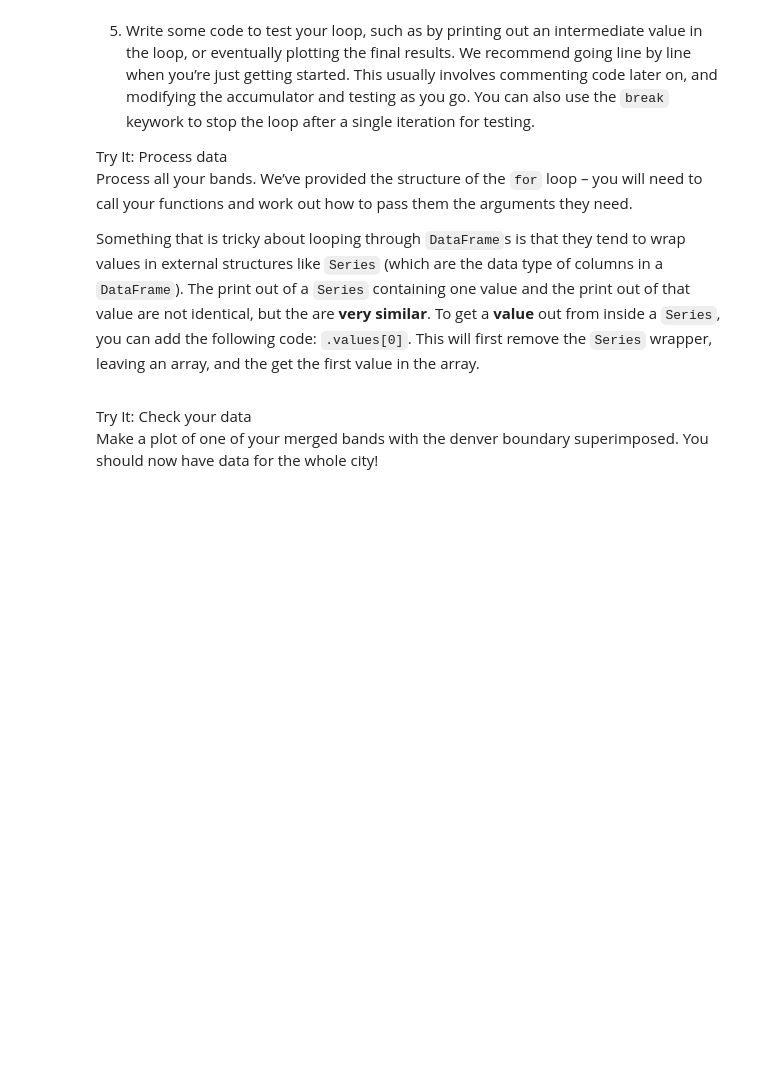
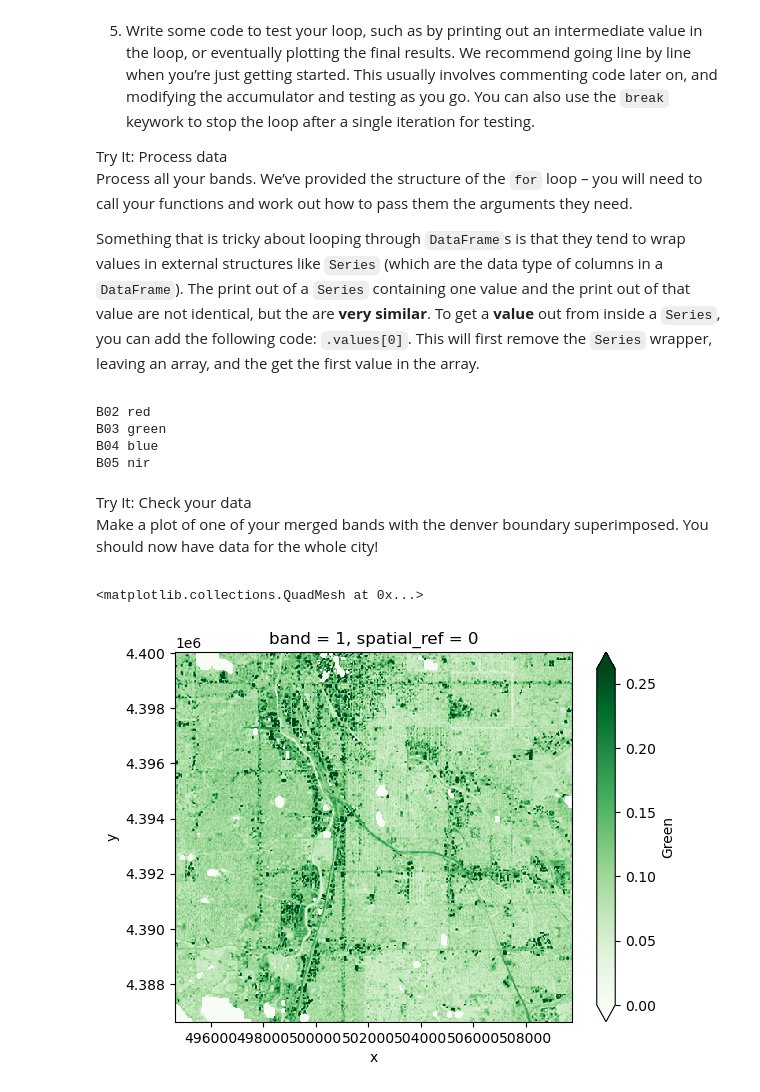
Before and after one commit to earthlab-education/03-redlining-amarangunic, a Jupyter notebook: notebooks/redlining-92-bulk-download.ipynb, the cells around one changed output. Saved outputs shown, nothing was run; the diff lists cells and outputs as text; code cells hidden in the pictures; blank space fills up the shorter version.

```diff
--- a/notebooks/redlining-92-bulk-download.ipynb
+++ b/notebooks/redlining-92-bulk-download.ipynb
@@ -305,32 +333,52 @@ value in the array.</p></div></div>
 # Labels for each band to process
 bands = {
     'B02': 'red',
-    ...
+    'B03': 'green',
+    'B04': 'blue',
+    'B05': 'nir'
 }
 # Initialize structure for saving images
 denver_das = {band_name: [] for band_name in bands.values()}
 for tile_id, tile_df in raster_df.groupby('tile_id'):
-    # Load the cloud mask
+     # Load the cloud mask
+    fmask_file = tile_df[tile_df.band_id=='Fmask'].file.values[0]
+    cloud_mask = process_cloud_mask(
+        fmask_file,
+        denver_redlining_gdf,
+        [1, 2, 3, 5])
+
 
     for band_id, row in tile_df.groupby('band_id'):
         if band_id in bands:
-            band_name = bands[band_id]
-            # Process band
+           band_name = bands[band_id]
+           print(band_id, band_name)
+           # Process band
+           band_da = process_image(row.file.values[0], denver_redlining_gdf)
 
-            # Mask band
+           # Mask band
+           band_masked_da = band_da.where(cloud_mask)
 
-            # Store the resulting DataArray ofr later
-            denver_das[band_name].append(band_masked_da)
 
-# Merge all tiles
-denver_das = {
-    band_name: merge_arrays(das)
-    for band_name, das
-    in denver_das.items()}
-
-denver_das['green'].plot(cmap='Greens', robust=True)
+           # Store the resulting DataArray ofr later
+           denver_das[band_name].append(band_masked_da)
+    break
+# %% [output]
+B02 red
+B03 green
+B04 blue
+B05 nir
+# %%
+# Merge all tiles
+denver_merged_das = {
+    band_name: merge_arrays(das)
+    for band_name, das
+    in denver_das.items()}
 # %% [markdown]
 <link rel="stylesheet" type="text/css" href="./assets/styles.css"><div class="callout callout-style-default callout-titled callout-task"><div class="callout-header"><div class="callout-icon-container"><i class="callout-icon"></i></div><div class="callout-title-container flex-fill">Try It: Check your data</div></div><div class="callout-body-container callout-body"><p>Make a plot of one of your merged bands with the denver boundary
 superimposed. You should now have data for the whole city!</p></div></div>
 # %%
 # Plot a merged raster band
+denver_merged_das['green'].plot(cmap='Greens', robust=True)
+# %% [output]
+<matplotlib.collections.QuadMesh at 0x...>
+[figure, added]
```
Also changed, not shown: parts of 4 cells of this notebook.
